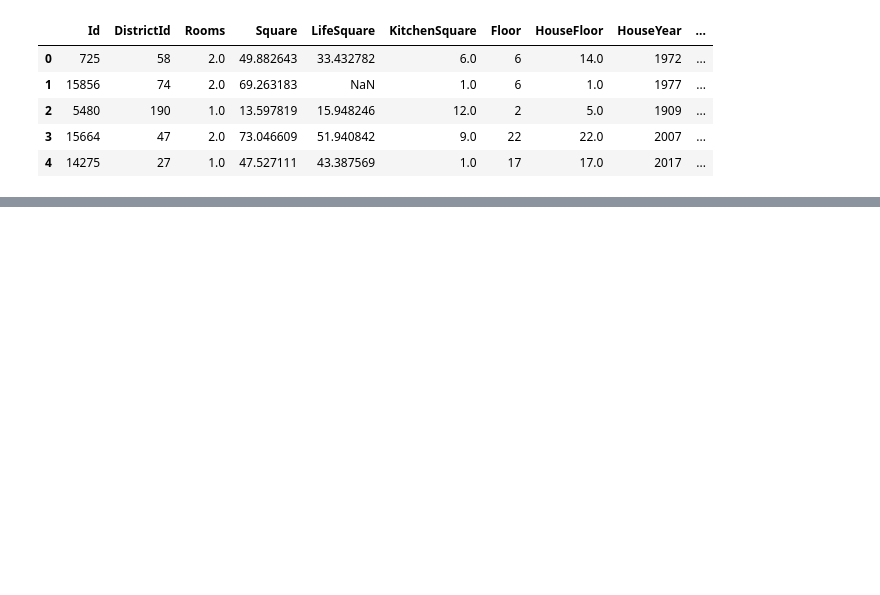
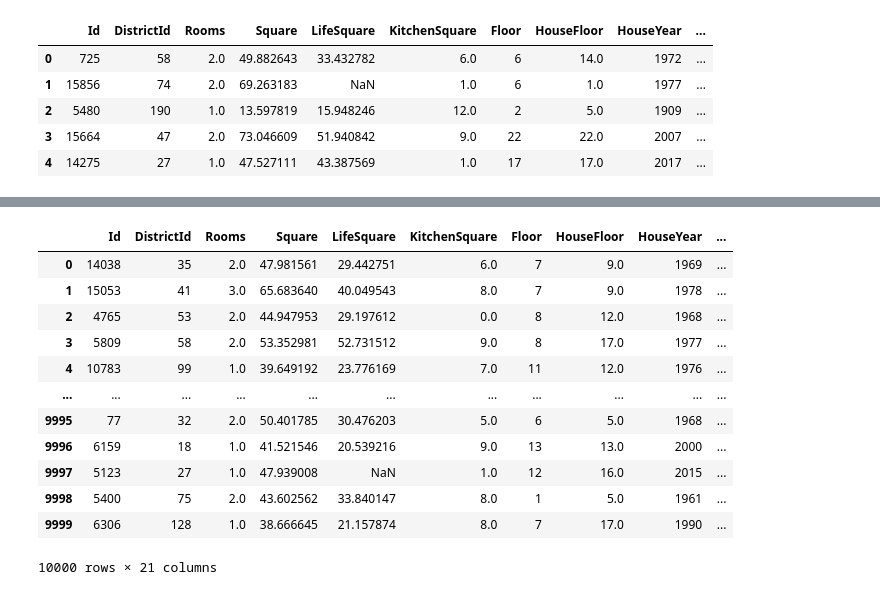
Before and after one commit to itGrom/1Q_Python_DS, a Jupyter notebook: kursovoj/IGromykhin_predictions.ipynb, the cells around one changed output, grey strips where cells are left out. Drawn from its saved outputs; the diff is of its cells as text; code cells hidden in the pictures; blank space fills up the shorter version.

```diff
--- a/kursovoj/IGromykhin_predictions.ipynb
+++ b/kursovoj/IGromykhin_predictions.ipynb
@@ -259,0 +291,4 @@ test_df.head()
+# %%
+median_price_by_id = train_df.groupby('DistrictId')[['Price']].median().reset_index()
+median_price_by_id = median_price_by_id.rename({'Price':'Price_median'}, axis='columns')
+median_price_by_id
@@ -259,0 +309,17 @@ test_df.head()
+# %%
+train_df = pd.merge(train_df, median_price_by_id, how='left', on='DistrictId')
+train_df
+# %% [output]
+|  | Id | DistrictId | Rooms | Square | LifeSquare | KitchenSquare | Floor | HouseFloor | HouseYear | ... |
+| 0 | 14038 | 35 | 2.0 | 47.981561 | 29.442751 | 6.0 | 7 | 9.0 | 1969 | ... |
+| 1 | 15053 | 41 | 3.0 | 65.683640 | 40.049543 | 8.0 | 7 | 9.0 | 1978 | ... |
+| 2 | 4765 | 53 | 2.0 | 44.947953 | 29.197612 | 0.0 | 8 | 12.0 | 1968 | ... |
+| 3 | 5809 | 58 | 2.0 | 53.352981 | 52.731512 | 9.0 | 8 | 17.0 | 1977 | ... |
+| 4 | 10783 | 99 | 1.0 | 39.649192 | 23.776169 | 7.0 | 11 | 12.0 | 1976 | ... |
+| ... | ... | ... | ... | ... | ... | ... | ... | ... | ... | ... |
+| 9995 | 77 | 32 | 2.0 | 50.401785 | 30.476203 | 5.0 | 6 | 5.0 | 1968 | ... |
+| 9996 | 6159 | 18 | 1.0 | 41.521546 | 20.539216 | 9.0 | 13 | 13.0 | 2000 | ... |
+| 9997 | 5123 | 27 | 1.0 | 47.939008 | NaN | 1.0 | 12 | 16.0 | 2015 | ... |
+| 9998 | 5400 | 75 | 2.0 | 43.602562 | 33.840147 | 8.0 | 1 | 5.0 | 1961 | ... |
+| 9999 | 6306 | 128 | 1.0 | 38.666645 | 21.157874 | 8.0 | 7 | 17.0 | 1990 | ... |
+10000 rows × 21 columns
```
Also changed, not shown: parts of 46 cells of this notebook.
